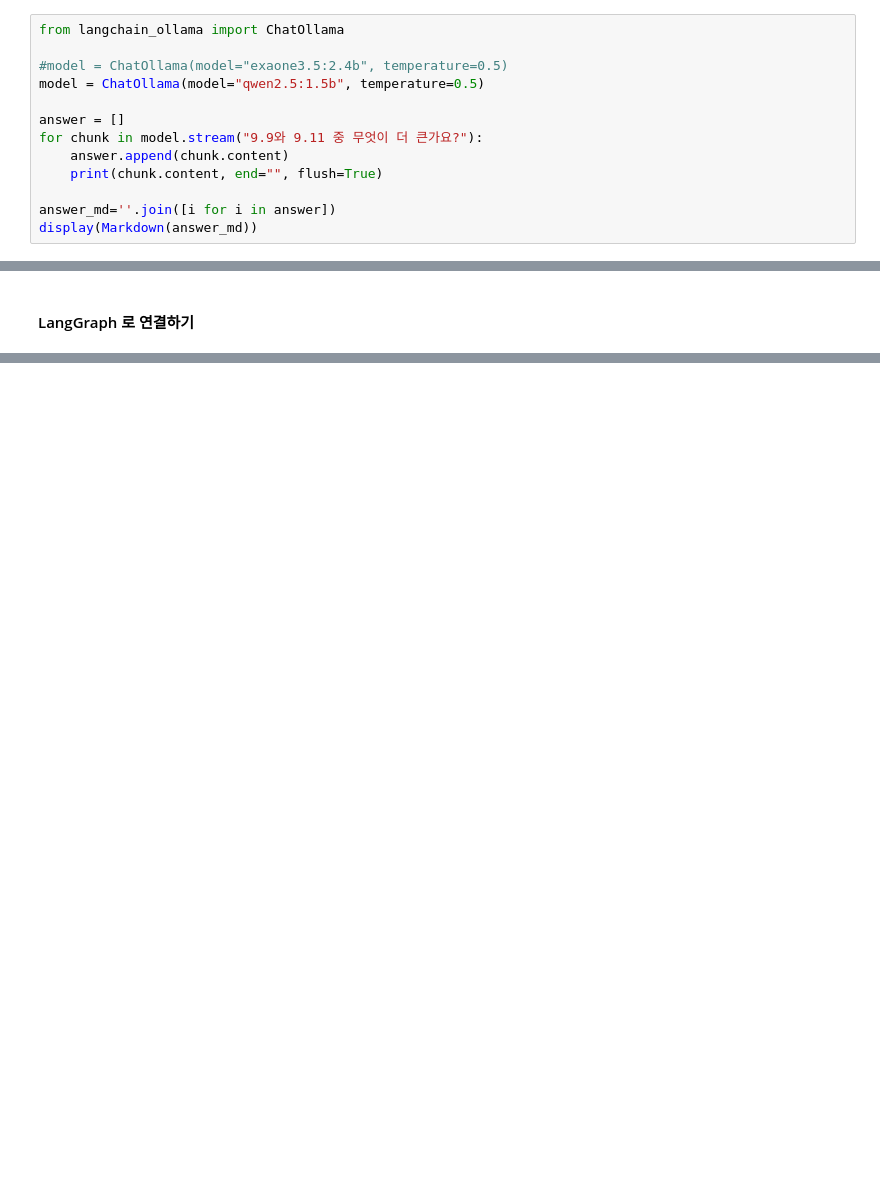
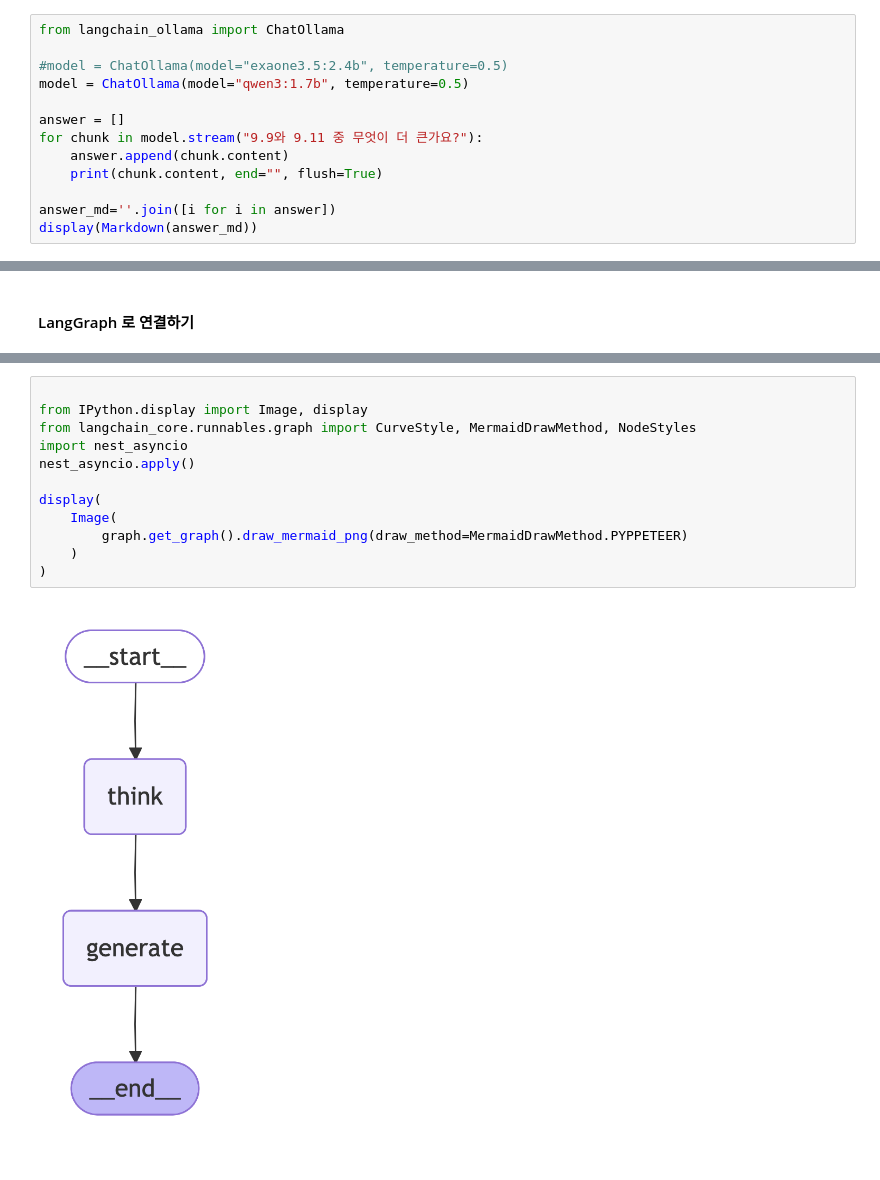
Before and after one commit to o11117/SK-Shieldus, a Jupyter notebook: Study/langchain/mylangchain-app/src/mylangchain_app/02Ollama/013_Ollama_DeepSeek-r1_Qwen2연동.ipynb, the cells around one changed output, grey strips where cells are left out. Drawn from its saved outputs; the diff is of its cells as text; blank space fills up the shorter version.

```diff
--- a/Study/langchain/mylangchain-app/src/mylangchain_app/02Ollama/013_Ollama_DeepSeek-r1_Qwen2연동.ipynb
+++ b/Study/langchain/mylangchain-app/src/mylangchain_app/02Ollama/013_Ollama_DeepSeek-r1_Qwen2연동.ipynb
@@ -180,7 +226,7 @@ display(Markdown(answer_md))
 from langchain_ollama import ChatOllama
 
 #model = ChatOllama(model="exaone3.5:2.4b", temperature=0.5)
-model = ChatOllama(model="qwen2.5:1.5b", temperature=0.5)
+model = ChatOllama(model="qwen3:1.7b", temperature=0.5)
 
 answer = []
 for chunk in model.stream("9.9와 9.11 중 무엇이 더 큰가요?"):
@@ -280,3 +393,17 @@ print(result["answer"])
+# %%
+
+from IPython.display import Image, display
+from langchain_core.runnables.graph import CurveStyle, MermaidDrawMethod, NodeStyles
+import nest_asyncio
+nest_asyncio.apply()
+
+display(
+    Image(
+        graph.get_graph().draw_mermaid_png(draw_method=MermaidDrawMethod.PYPPETEER)
+    )
+)
+# %% [output]
+[figure, added]
 # %%
 import os
 import sys
```
Also changed, not shown: parts of 14 cells of this notebook, 4 other files.
